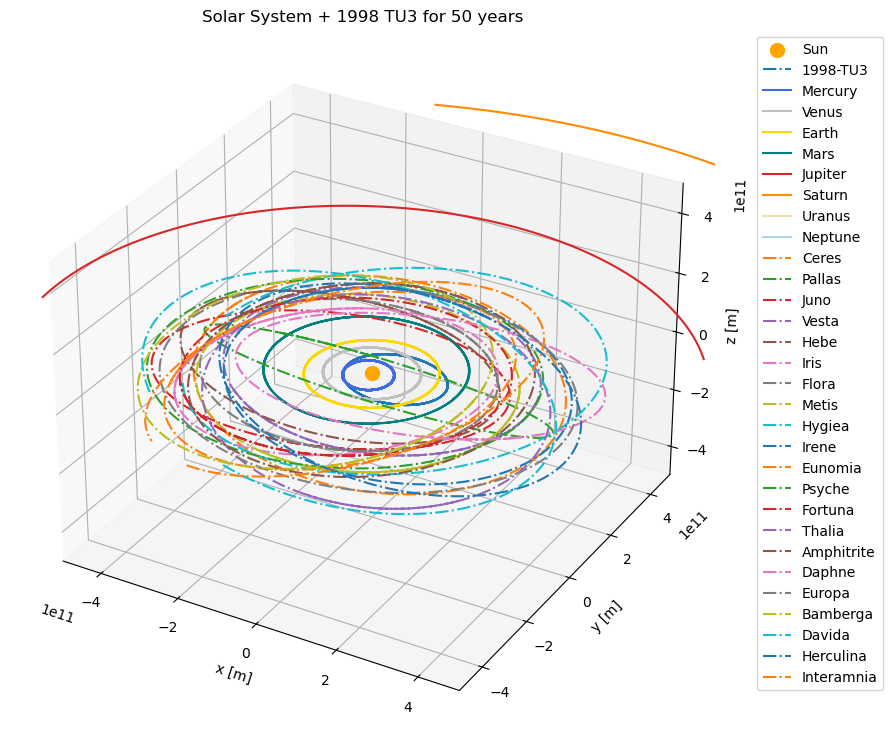
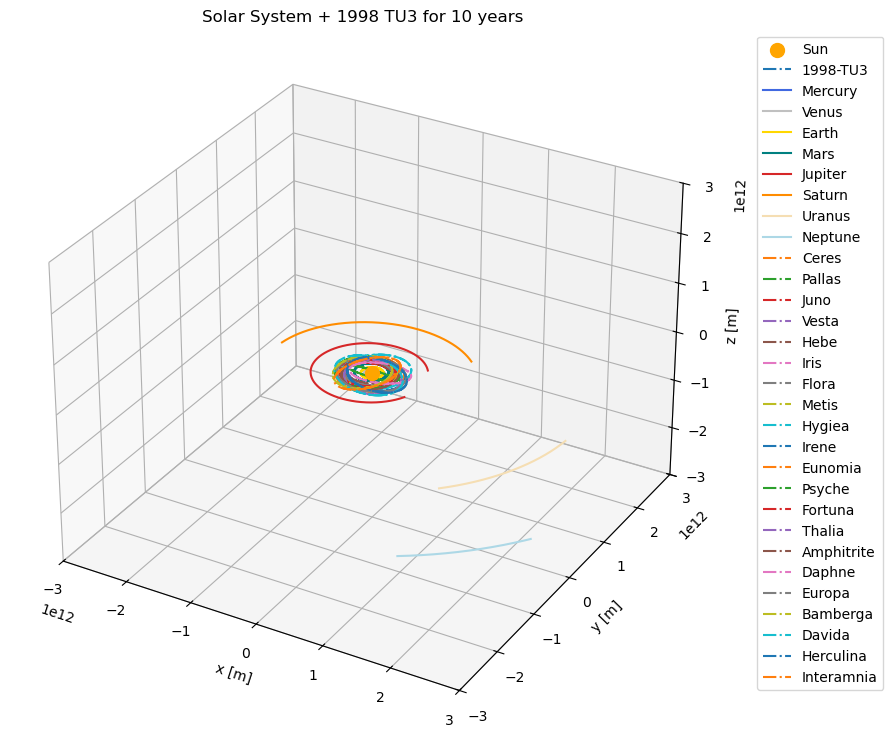
Unified diff of the notebook cell whose output changed from the first chart to the second:
--- before
+++ after
@@ -1,5 +1,5 @@
 fig = plt.figure(figsize=(10, 8))
 ax = fig.add_subplot(111, projection='3d')
-ax.set_title('Solar System + 1998 TU3 for 50 years')
+ax.set_title('Solar System + 1998 TU3 for 10 years')
 
 ax.scatter(0,0,0,s=100,label="Sun", color='orange')
@@ -50,17 +50,17 @@
 
 # # TU3 Orbit
-# ax.set_xlim(-5e10, 5e10)
-# ax.set_ylim(-5e10, 5e10)
-# ax.set_zlim(-1e10, 1e10)
+# ax.set_xlim(-11e10, 11e10)
+# ax.set_ylim(-11e10, 11e10)
+# ax.set_zlim(-11e10, 11e10)
 
-# Around Jupiter Size
-ax.set_xlim(-5e11, 5e11)
-ax.set_ylim(-5e11, 5e11)
-ax.set_zlim(-5e11, 5e11)
+# # Around Jupiter Size
+# ax.set_xlim(-5e11, 5e11)
+# ax.set_ylim(-5e11, 5e11)
+# ax.set_zlim(-5e11, 5e11)
 
-# # Limits for the whole Solar System
-# ax.set_xlim(-3e12, 3e12)
-# ax.set_ylim(-3e12, 3e12)
-# ax.set_zlim(-3e12, 3e12)
+# Limits for the whole Solar System
+ax.set_xlim(-3e12, 3e12)
+ax.set_ylim(-3e12, 3e12)
+ax.set_zlim(-3e12, 3e12)
 
 ax.legend(loc='upper left', bbox_to_anchor=(1.05,1))

Commit: Getting values for all bodies